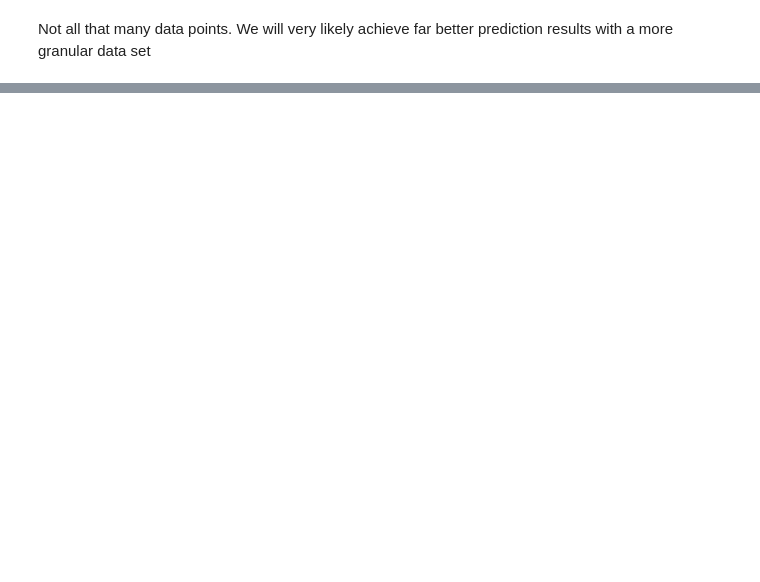
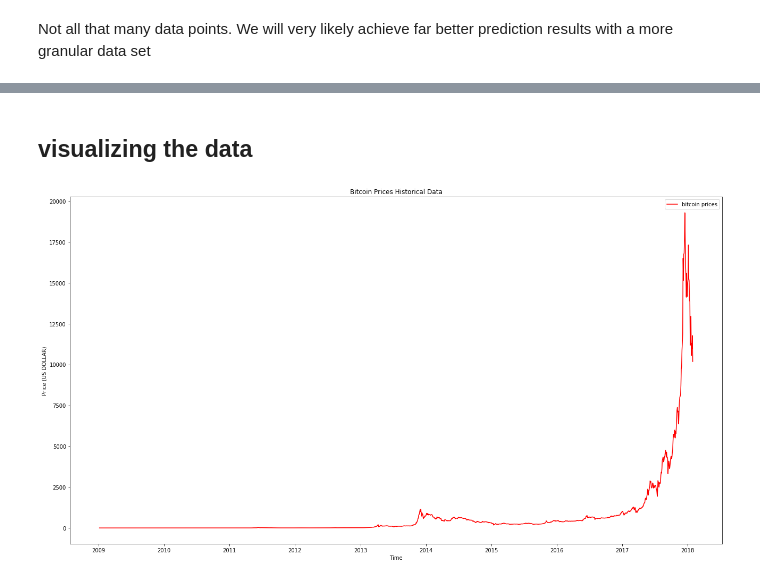
Before and after one commit to oem/bitcoin-prediction, a Jupyter notebook: lstm_bitcoin.ipynb, the cells around one changed output, grey strips where cells are left out. Cells and saved outputs as stored; diff of their text form; code cells hidden in the pictures; blank space fills up the shorter version.

Commit message:
plots a graph of the dataset

```diff
--- a/lstm_bitcoin.ipynb
+++ b/lstm_bitcoin.ipynb
@@ -22,0 +27,16 @@ Not all that many data points. We will very likely achieve far better prediction
+# %% [markdown]
+## visualizing the data
+# %%
+import matplotlib.pyplot as plt
+import datetime as dt
+
+df_dates = [dt.datetime.strptime(d,'%Y-%m-%d %H:%M:%S').date() for d in df.DATE]
+plt.figure(figsize=(22,12))
+plt.plot(df_dates, df.PRICE, color='red', label='bitcoin prices')
+plt.title('Bitcoin Prices Historical Data')
+plt.ylabel('Price (US DOLLAR)')
+plt.xlabel('Time')
+plt.legend()
+plt.show()
+# %% [output]
+[figure, added]
```
Also changed, not shown: parts of 2 cells of this notebook.
